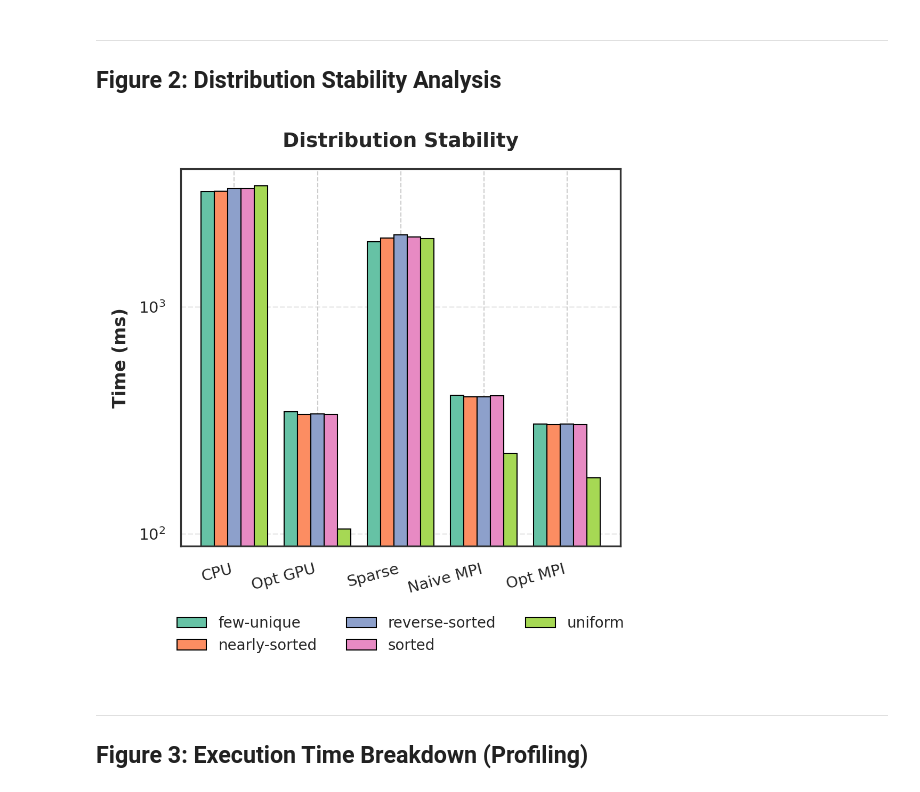
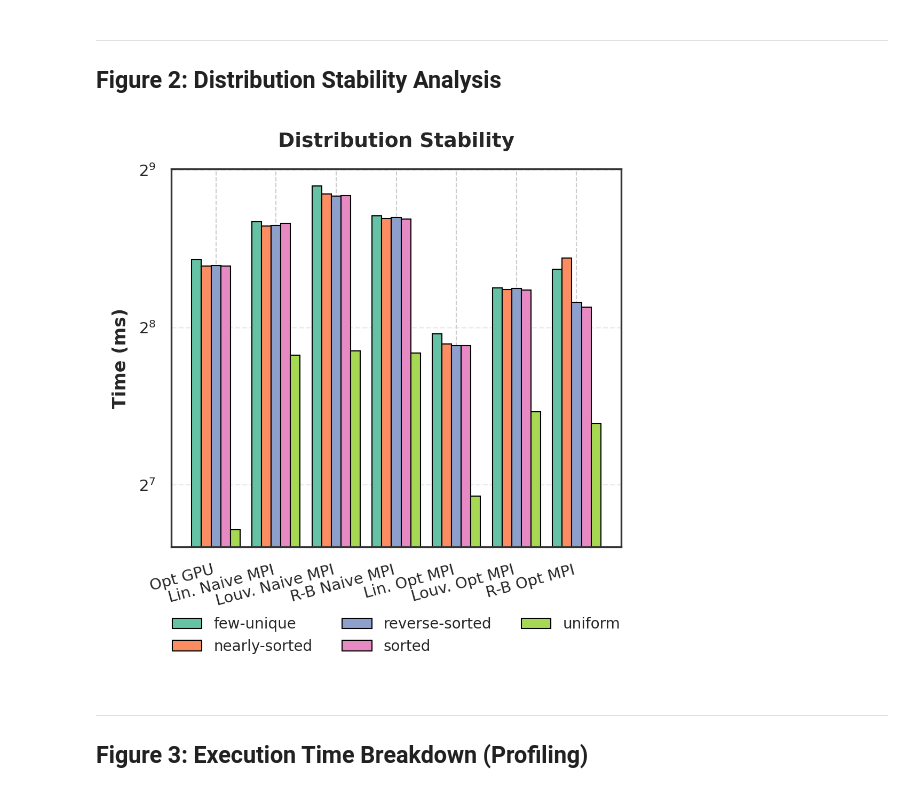
Before and after one commit to LipatJob/distributed-snp, a Jupyter notebook: paper_analysis_improved.ipynb, the cells around one changed output. Cells and saved outputs as stored; diff of their text form; code cells hidden in the pictures.

```diff
--- a/paper_analysis_improved.ipynb
+++ b/paper_analysis_improved.ipynb
@@ -290,21 +290,25 @@ if not df_dist.empty:
         # Filter implementations to reduce clutter for SINGLE COLUMN
         # We keep CPU, Opt-CUDA, Sparse, and the Best MPI (Opt-Louvain) and Baseline MPI (Naive-Linear)
         keep_impls = [
-            'cpu',
             'optimized-cuda',
-            'sparse-cuda',
             'naive-cuda-mpi:linear',
-            'optimized-cuda-mpi:louvain'
+            'naive-cuda-mpi:louvain',
+            'naive-cuda-mpi:red-blue',
+            'optimized-cuda-mpi:linear',
+            'optimized-cuda-mpi:louvain',
+            'optimized-cuda-mpi:red-blue'
         ]
         subset = subset[subset['Implementation'].isin(keep_impls)]
 
         # Shorten implementation names for labels
         name_map = {
-            'cpu': 'CPU',
             'optimized-cuda': 'Opt GPU',
-            'sparse-cuda': 'Sparse',
-            'naive-cuda-mpi:linear': 'Naive MPI',
-            'optimized-cuda-mpi:louvain': 'Opt MPI'
+            'naive-cuda-mpi:linear': 'Lin. Naive MPI',
+            'naive-cuda-mpi:louvain': 'Louv. Naive MPI',
+            'naive-cuda-mpi:red-blue': 'R-B Naive MPI',
+            'optimized-cuda-mpi:linear': 'Lin. Opt MPI',
+            'optimized-cuda-mpi:louvain': 'Louv. Opt MPI',
+            'optimized-cuda-mpi:red-blue': 'R-B Opt MPI'
         }
 
         # Aggregate to mean
@@ -328,35 +332,35 @@ if not df_dist.empty:
             dist_data = plot_data[plot_data['Distribution'] == dist]
             values = [dist_data[dist_data['Implementation'] == impl]['TimeMS'].values[0]
                      if impl in dist_data['Implementation'].values else 0
                      for impl in implementations]
 
             offset = (i - len(distributions)/2 + 0.5) * width
             ax.bar(x + offset, values, width, label=dist,
                   color=dist_colors[i], edgecolor='black', linewidth=0.5)
 
         ax.set_ylabel('Time (ms)', fontweight='bold')
         ax.set_title('Distribution Stability', pad=10, fontweight='bold')
 
         ax.set_xticks(x)
         ax.set_xticklabels([name_map.get(i, i) for i in implementations],
                           rotation=X_LABEL_ROTATION, ha='right')
 
         ax.grid(axis='y', alpha=0.4, linewidth=0.6)
-        ax.set_yscale('log') # Log scale often helps if CPU is included
+        ax.set_yscale('log', base=2) # Log scale often helps if CPU is included
 
         # Legend
         ax.legend(title=None, bbox_to_anchor=(0.5, -0.15),
                  loc='upper center', frameon=False, ncol=3,
                  fontsize='small')
 
         plt.tight_layout()
         plt.show()
     else:
         print("⚠ Could not determine common size")
 else:
     print("⚠ No distribution data available")
 # %% [output]
-[figure, old version]
+[figure, new version]
 # %% [markdown]
 ---
 ## Figure 3: Execution Time Breakdown (Profiling)
```
Also changed, not shown: parts of 1 cell of this notebook.
